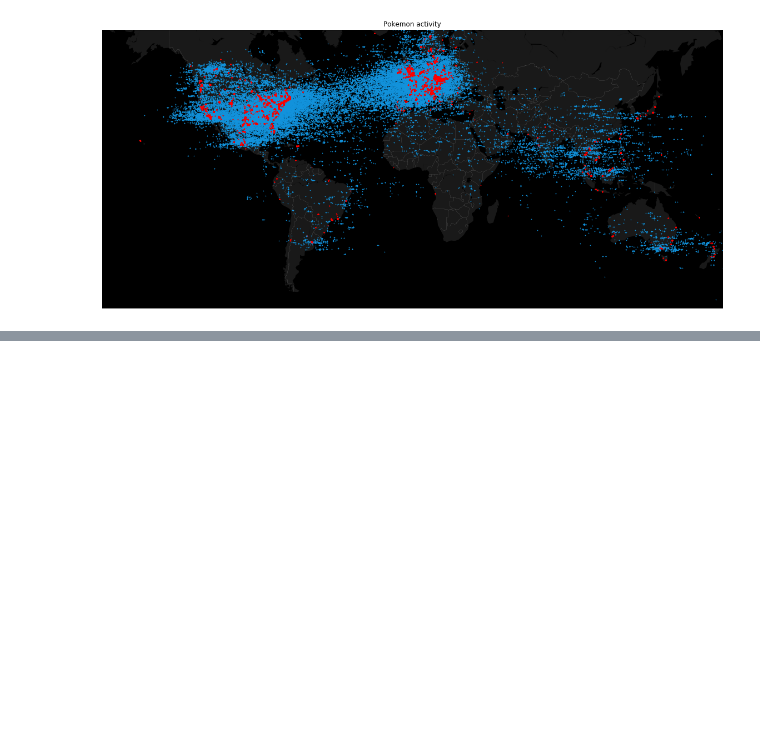
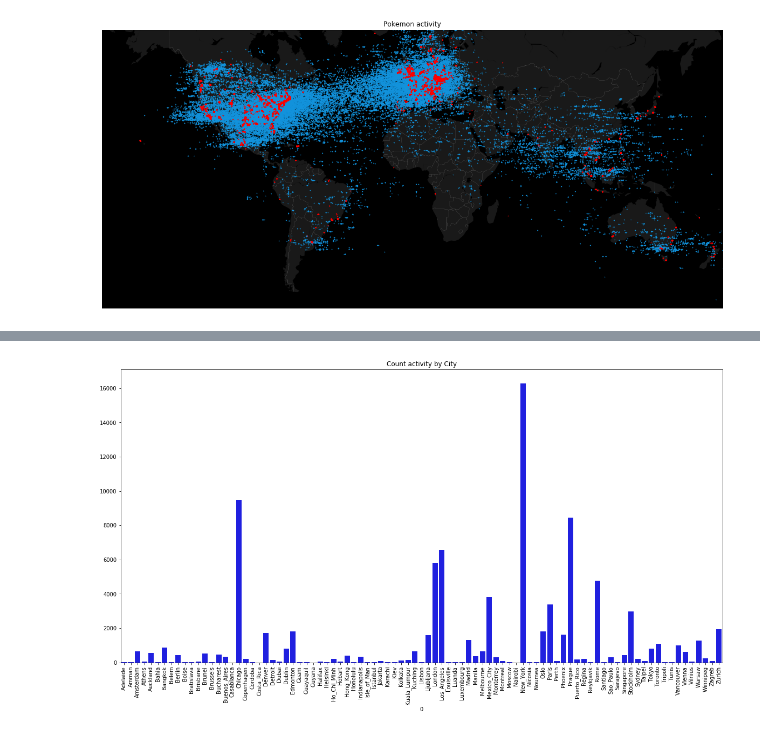
Before and after one commit to tingyuli96/pokemonCatch, a Jupyter notebook: FeatureExtraction/FeatureSelection-Tingyu.ipynb, the cells around one changed output, grey strips where cells are left out. Cells and saved outputs as stored; diff of their text form; code cells hidden in the pictures; blank space fills up the shorter version.

Commit message:
plot

```diff
--- a/FeatureExtraction/FeatureSelection-Tingyu.ipynb
+++ b/FeatureExtraction/FeatureSelection-Tingyu.ipynb
@@ -221,0 +224,3 @@ plt.show()
+# %%
+predict = pd.read_csv("../Result/Predict_city.csv")
+predict.head()
@@ -221,0 +234,14 @@ plt.show()
+# %%
+cnt = true.groupby('city')['city'].size()
+cnt_p = predict.groupby('0')['0'].size()
+type(cnt)
+# cnt = cnt.to_frame()
+label1 = pd.DataFrame(['true']*len(cnt.index),columns=['label'])
+# print (label1)
+# cnt = cnt
+# cnt.head()
+df_cnt = pd.concat([cnt,label1['label']],axis=1)
+# df_cnt
+
+# df_cnt = pd.concat([cnt,cnt_p])
+# df_cnt.head()
@@ -221,0 +255,8 @@ plt.show()
+# %%
+f, ax = plt.subplots(figsize=(20, 10))
+sns.barplot(x=cnt_p.index, y=cnt_p.values, color='b', ax=ax)
+plt.xticks(rotation=90)
+plt.setp(ax.patches, linewidth=0)
+texts = ax.set(title="Count activity by City")
+# %% [output]
+[figure, added]
```
Also changed, not shown: parts of 5 cells of this notebook, 1 other file.
